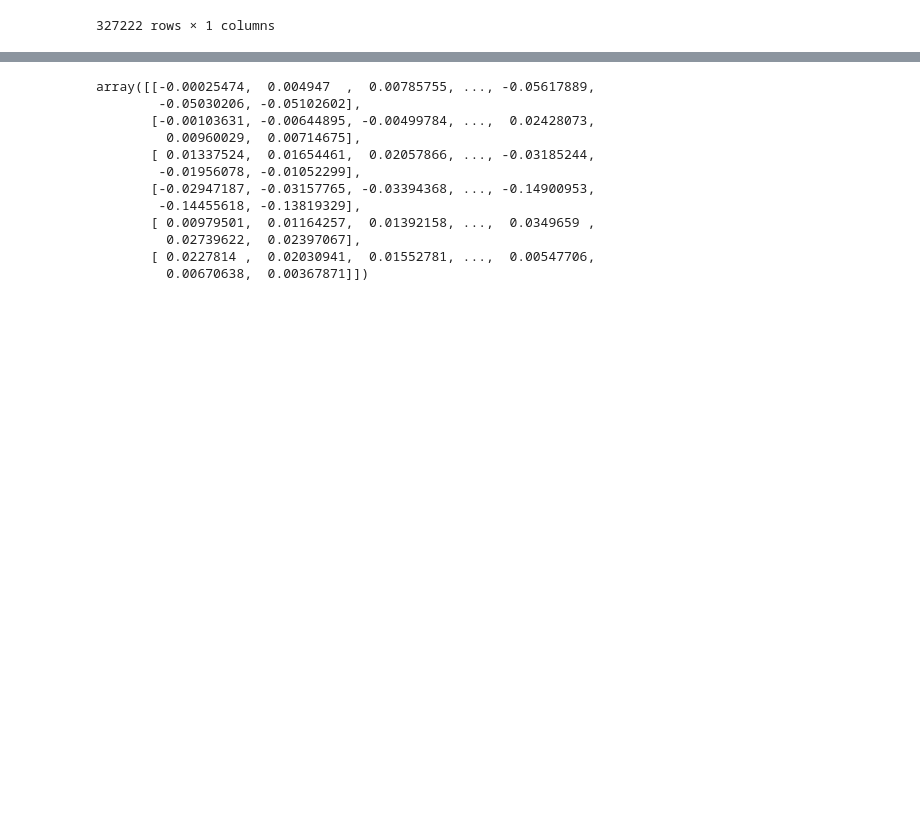
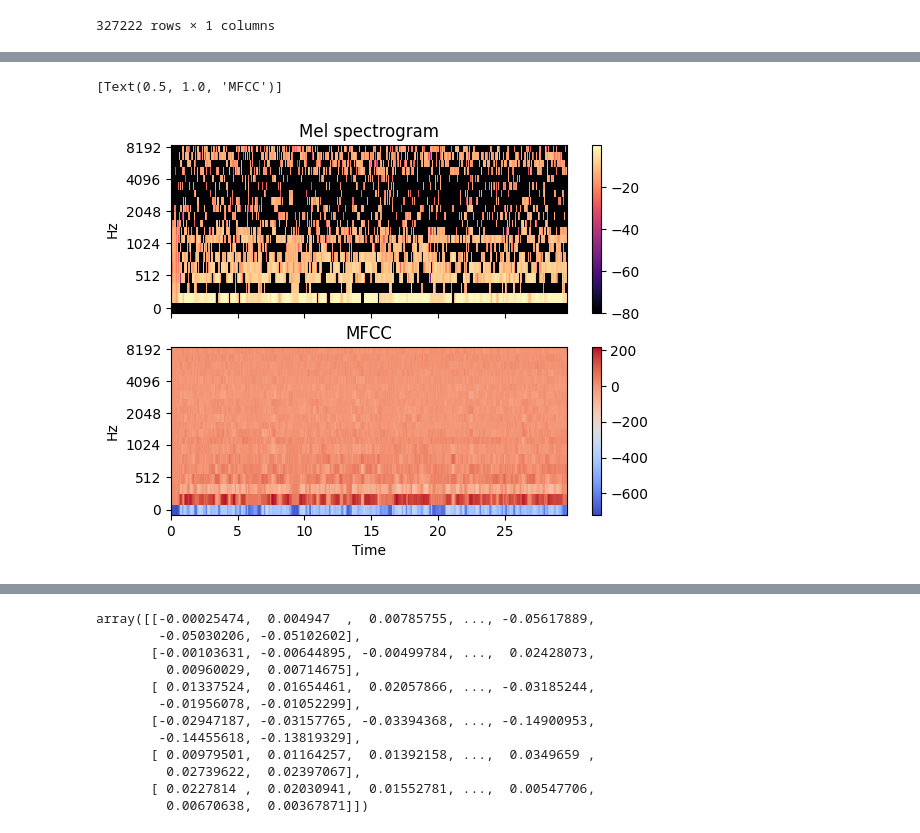
Before and after one commit to Anusarakh/thesis, a Jupyter notebook: music_Ex_test 27.6.66 .ipynb, the cells around one changed output, grey strips where cells are left out. Drawn from its saved outputs; the diff is of its cells as text; code cells hidden in the pictures; blank space fills up the shorter version.

```diff
--- a/music_Ex_test 27.6.66 .ipynb
+++ b/music_Ex_test 27.6.66 .ipynb
@@ -279,0 +73,3 @@ data_set
+# %%
+mfcc = librosa.feature.mfcc(y=y, sr=44100 ,n_mfcc= 20, n_fft = 512,  hop_length=256 )
+mfcc
@@ -279,0 +132,15 @@ data_set
+# %%
+import matplotlib.pyplot as plt
+fig, ax = plt.subplots(nrows=2, sharex=True)
+img = librosa.display.specshow(librosa.power_to_db(mfcc, ref=np.max),
+                               x_axis='time', y_axis='mel', fmax=8000,
+                               ax=ax[0])
+fig.colorbar(img, ax=[ax[0]])
+ax[0].set(title='Mel spectrogram')
+ax[0].label_outer()
+img = librosa.display.specshow(mfcc, x_axis='time', y_axis='mel', fmax=8000, ax=ax[1])
+fig.colorbar(img, ax=[ax[1]])
+ax[1].set(title='MFCC')
+# %% [output]
+[Text(0.5, 1.0, 'MFCC')]
+[figure, added]
```
Also changed, not shown: parts of 42 cells of this notebook.
